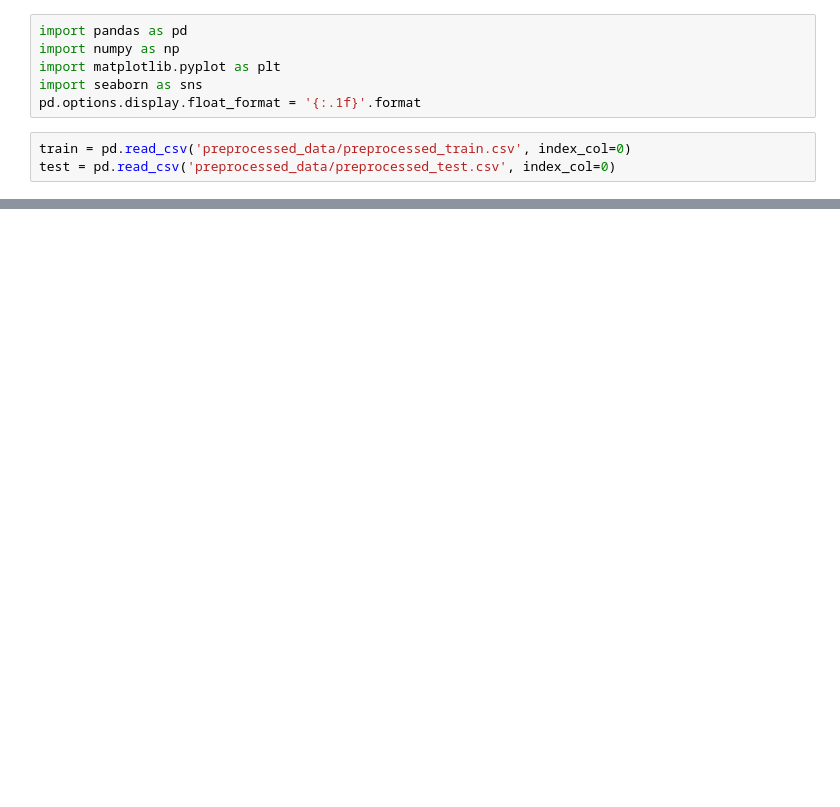
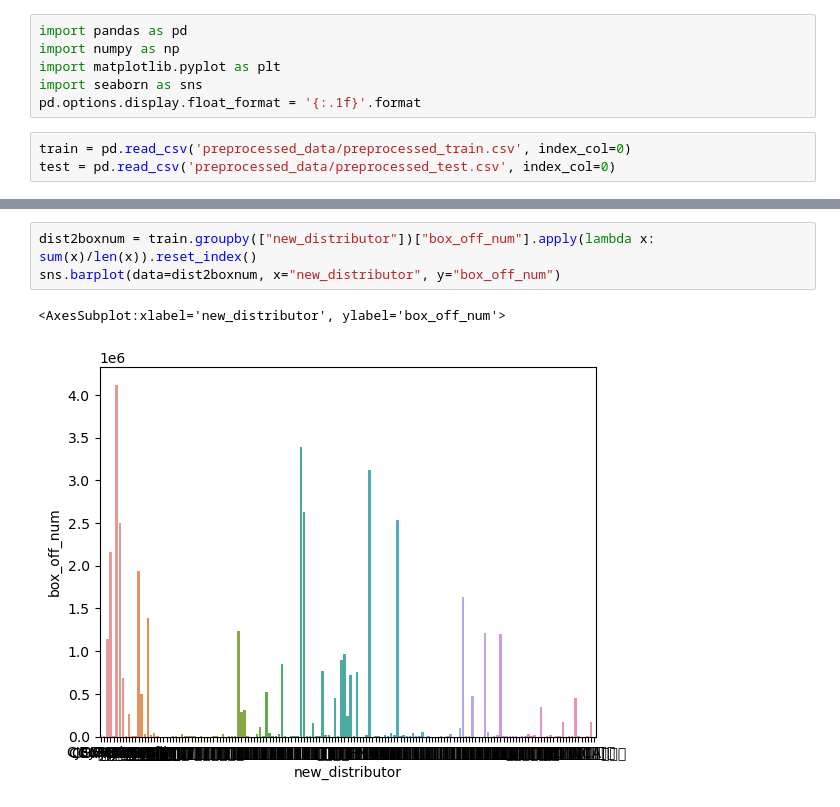
Before and after one commit to thkyang324/dacon_movies, a Jupyter notebook: data/EDA.ipynb, the cells around one changed output, grey strips where cells are left out. Cells and saved outputs as stored; diff of their text form; blank space fills up the shorter version.

```diff
--- a/data/EDA.ipynb
+++ b/data/EDA.ipynb
@@ -25,0 +53,6 @@ train
+# %%
+dist2boxnum = train.groupby(["new_distributor"])["box_off_num"].apply(lambda x: sum(x)/len(x)).reset_index()
+sns.barplot(data=dist2boxnum, x="new_distributor", y="box_off_num")
+# %% [output]
+<AxesSubplot:xlabel='new_distributor', ylabel='box_off_num'>
+[figure, added]
```
Also changed, not shown: parts of 11 cells of this notebook, 4 other files.
